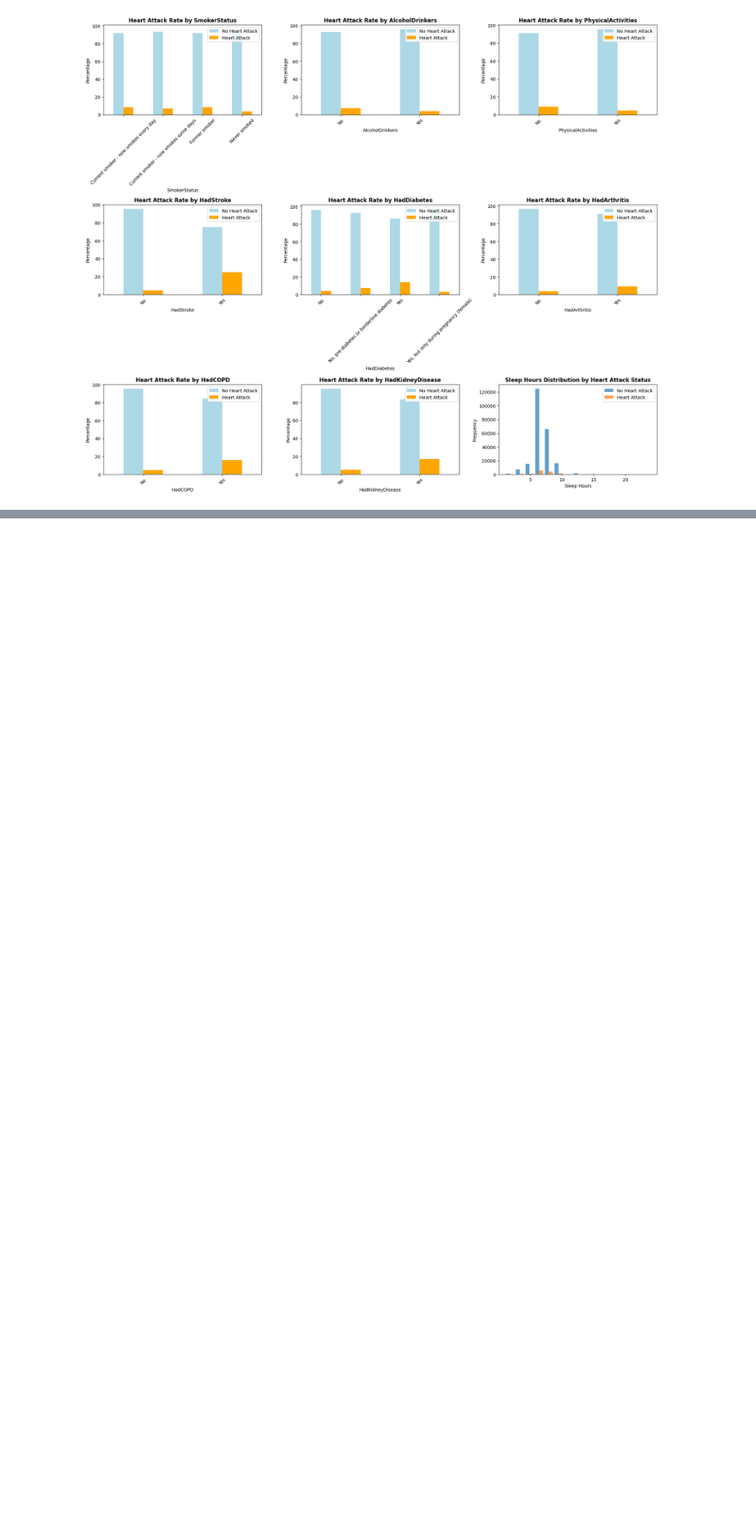
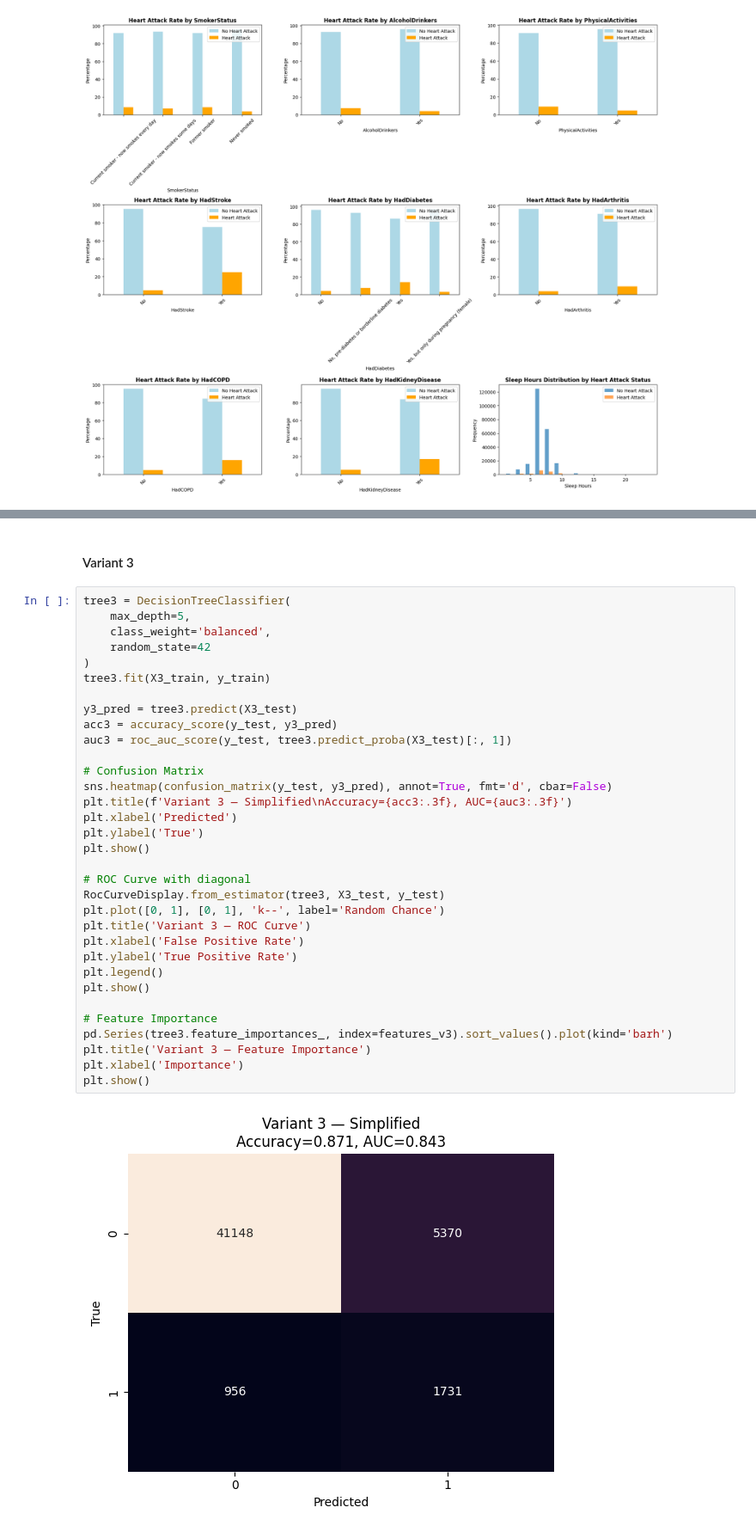
Before and after one commit to jaw039/COGS109_Indicators_of_Heart_Disease, a Jupyter notebook: heart_disease.ipynb, the cells around one changed output, grey strips where cells are left out. Shown at 86% size. Saved outputs shown, nothing was run; the diff lists cells and outputs as text; blank space fills up the shorter version.

```diff
--- a/heart_disease.ipynb
+++ b/heart_disease.ipynb
@@ -345,0 +516,37 @@ Name: HadHeartAttack_Binary, dtype: float64
+# %% [markdown]
+#### Variant 3
+# %%
+tree3 = DecisionTreeClassifier(
+    max_depth=5,
+    class_weight='balanced',
+    random_state=42
+)
+tree3.fit(X3_train, y_train)
+
+y3_pred = tree3.predict(X3_test)
+acc3 = accuracy_score(y_test, y3_pred)
+auc3 = roc_auc_score(y_test, tree3.predict_proba(X3_test)[:, 1])
+
+# Confusion Matrix
+sns.heatmap(confusion_matrix(y_test, y3_pred), annot=True, fmt='d', cbar=False)
+plt.title(f'Variant 3 — Simplified\nAccuracy={acc3:.3f}, AUC={auc3:.3f}')
+plt.xlabel('Predicted')
+plt.ylabel('True')
+plt.show()
+
+# ROC Curve with diagonal
+RocCurveDisplay.from_estimator(tree3, X3_test, y_test)
+plt.plot([0, 1], [0, 1], 'k--', label='Random Chance')
+plt.title('Variant 3 — ROC Curve')
+plt.xlabel('False Positive Rate')
+plt.ylabel('True Positive Rate')
+plt.legend()
+plt.show()
+
+# Feature Importance
+pd.Series(tree3.feature_importances_, index=features_v3).sort_values().plot(kind='barh')
+plt.title('Variant 3 — Feature Importance')
+plt.xlabel('Importance')
+plt.show()
+# %% [output]
+[figure, added]
```
Also changed, not shown: parts of 39 cells of this notebook, 2 other files.
